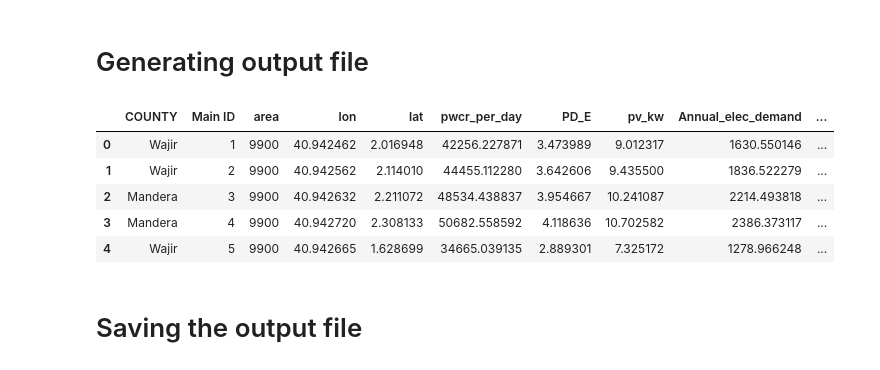
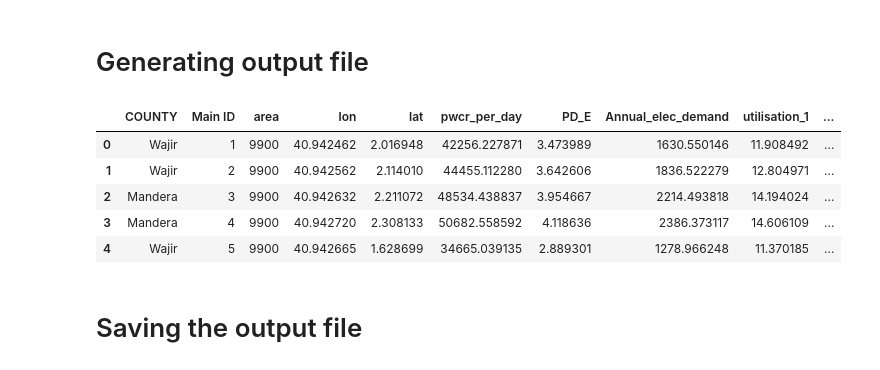
Before and after one commit to danielmutia/SPIS-Code, a Jupyter notebook: SPIS_Code.ipynb, the cells around one changed output. Drawn from its saved outputs; the diff is of its cells as text; code cells hidden in the pictures.

```diff
--- a/SPIS_Code.ipynb
+++ b/SPIS_Code.ipynb
@@ -55,11 +55,11 @@ s = 1
 Reading in the input files
 # %%
 if s == 1:
-    df = pd.read_csv('worst_scenario.csv')
-elif s == 2:
-    df = pd.read_csv('future_scenario.csv')
+    df = pd.read_csv('worst_case_input.csv')
+elif s == 0:
+    df = pd.read_csv('average_case_input.csv')
 else:
-    df = pd.read_csv('average_scenario.csv')
+    print('Please enter a valid scenario!')
 
 df.head(5)
 # %% [output]
@@ -639,14 +639,14 @@ df.head(5)
 # Estimating SPIS cost
 # %%
 #system cost
-#cost of submersible pump + solar panels = $1109/kW #https://www.waterpumps.co.ke/solar-water-pumps-prices-in-kenya.html
-#cost of surface pump + solar panels = $1295/kW #https://www.waterpumps.co.ke/solar-water-pumps-prices-in-kenya.html
+#cost of submersible pump + solar panels = KES 133,134/kW #https://www.waterpumps.co.ke/solar-water-pumps-prices-in-kenya.html
+#cost of surface pump + solar panels = KES 155,433/kW #https://www.waterpumps.co.ke/solar-water-pumps-prices-in-kenya.html
 #cost drilling a borehole = $833 + $54*depth #https://www.waterlink.co.ke/2021/05/07/borehole-drilling-cost-in-kenya-2022/#:~:text
 #cost of water transmission pipeline = $1.14*distance #https://grekkon.com/hdpe-pipes-in-kenya/
 
 #cost excluding the boreholes or the water transmission pipe
-df.loc[df['sw'] == 1, 'cost'] = 1295*df['PD_E'] #if using surface water
-df.loc[df['sw'] == 0, 'cost'] = 1109*df['PD_E'] #if using ground water
+df.loc[df['sw'] == 1, 'cost'] = 155433*df['PD_E'] #if using surface water
+df.loc[df['sw'] == 0, 'cost'] = 133134*df['PD_E'] #if using ground water
 
 df.head(5)
 # %% [output]
@@ -664,19 +664,20 @@ df.head(5)
 x = df.loc[(df['protected'] == 1)]
 # %%
 #filtering columns of interest
-#county, main id, area,longitude, latitude
-#pcwr, peak power demand, pv size, energy demand, utilisation 1, electricity supplied,
-#utilisation 2 (after electrification), cost, tier3_hh (number of households that can be electrified to tier 3)
-out = x.filter(items=['COUNTY','Main ID','area', 'lon','lat','pwcr_per_day', 'PD_E','pv_kw', 'Annual_elec_demand',
-                'total_supplied','utilisation_1','utilisation_2','cost','tier3_hh'])
+#county, main id, area,longitude, latitude, peak water demand, peak power demand, energy demand, cost, utilisation factor.
+
+# out = out.filter(items=['COUNTY','area','Main ID','lon','lat', 'pwcr_per_day', 'PD_E', 'Annual_elec_demand','cost','utilisation_1', 'Annual_Energy'])
+# out.head(5)
+
+out = x.filter(items=['COUNTY','Main ID','area', 'lon','lat','pwcr_per_day', 'PD_E','Annual_elec_demand', 'utilisation_1','cost','Annual_Energy'])
 out.head(5)
 # %% [output]
-|  | COUNTY | Main ID | area | lon | lat | pwcr_per_day | PD_E | pv_kw | Annual_elec_demand | ... |
-| 0 | Wajir | 1 | 9900 | 40.942462 | 2.016948 | 42256.227871 | 3.473989 | 9.012317 | 1630.550146 | ... |
-| 1 | Wajir | 2 | 9900 | 40.942562 | 2.114010 | 44455.112280 | 3.642606 | 9.435500 | 1836.522279 | ... |
-| 2 | Mandera | 3 | 9900 | 40.942632 | 2.211072 | 48534.438837 | 3.954667 | 10.241087 | 2214.493818 | ... |
-| 3 | Mandera | 4 | 9900 | 40.942720 | 2.308133 | 50682.558592 | 4.118636 | 10.702582 | 2386.373117 | ... |
-| 4 | Wajir | 5 | 9900 | 40.942665 | 1.628699 | 34665.039135 | 2.889301 | 7.325172 | 1278.966248 | ... |
+|  | COUNTY | Main ID | area | lon | lat | pwcr_per_day | PD_E | Annual_elec_demand | utilisation_1 | ... |
+| 0 | Wajir | 1 | 9900 | 40.942462 | 2.016948 | 42256.227871 | 3.473989 | 1630.550146 | 11.908492 | ... |
+| 1 | Wajir | 2 | 9900 | 40.942562 | 2.114010 | 44455.112280 | 3.642606 | 1836.522279 | 12.804971 | ... |
+| 2 | Mandera | 3 | 9900 | 40.942632 | 2.211072 | 48534.438837 | 3.954667 | 2214.493818 | 14.194024 | ... |
+| 3 | Mandera | 4 | 9900 | 40.942720 | 2.308133 | 50682.558592 | 4.118636 | 2386.373117 | 14.606109 | ... |
+| 4 | Wajir | 5 | 9900 | 40.942665 | 1.628699 | 34665.039135 | 2.889301 | 1278.966248 | 11.370185 | ... |
 # %% [markdown]
 # Saving the output file
 # %%
```
Also changed, not shown: parts of 24 cells of this notebook, 7 other files.
